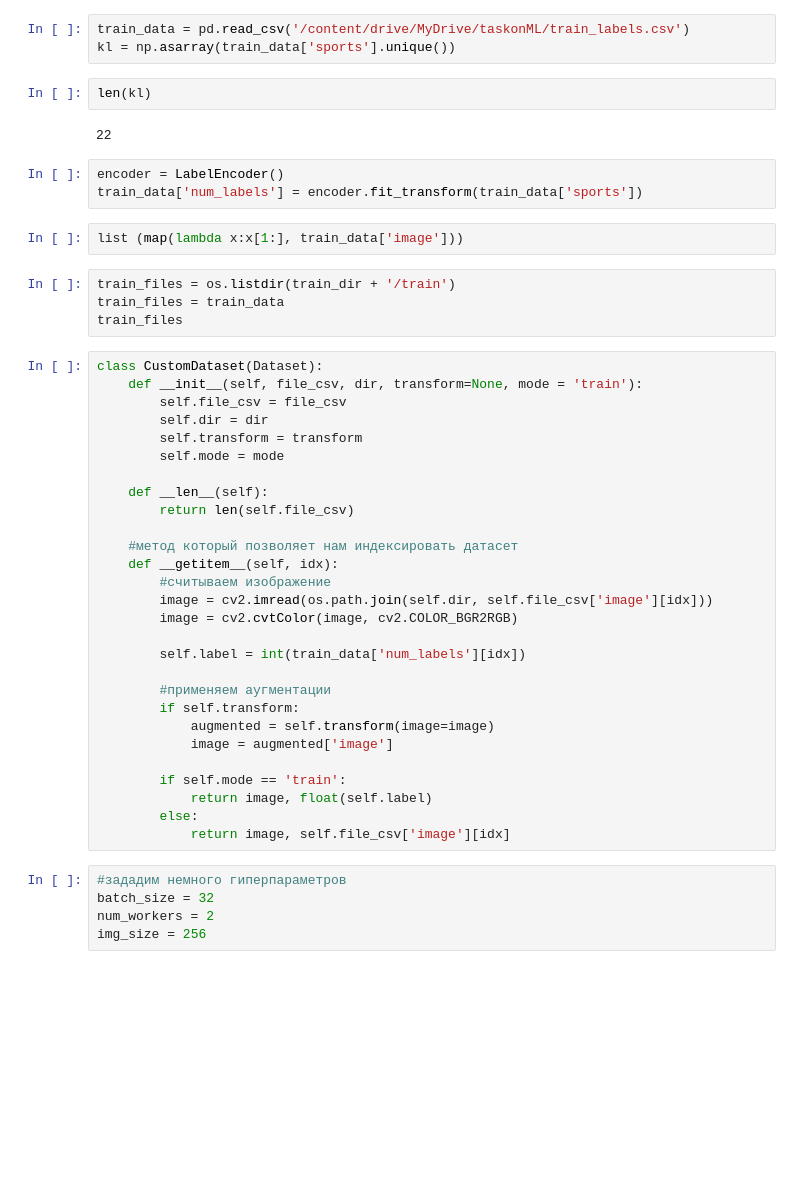
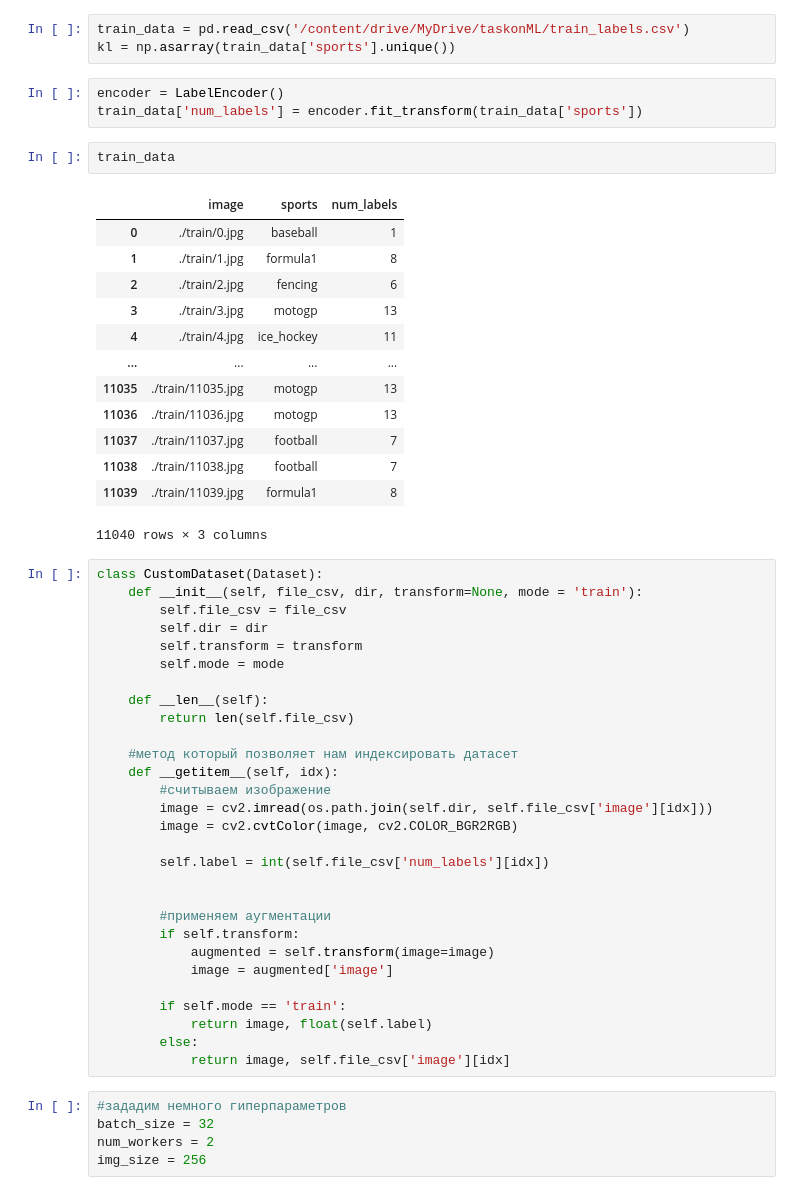
Before and after one commit to EgorOfff/Task, a Jupyter notebook: Task by Korpus.ipynb, the cells around one changed output. Saved outputs shown, nothing was run; the diff lists cells and outputs as text; blank space fills up the shorter version.

```diff
--- a/Task by Korpus.ipynb
+++ b/Task by Korpus.ipynb
@@ -75,19 +76,25 @@ test_dir = '/content/test'
 # %%
 train_data = pd.read_csv('/content/drive/MyDrive/taskonML/train_labels.csv')
 kl = np.asarray(train_data['sports'].unique())
-# %%
-len(kl)
-# %% [output]
-22
 # %%
 encoder = LabelEncoder()
 train_data['num_labels'] = encoder.fit_transform(train_data['sports'])
-# %%
-list (map(lambda x:x[1:], train_data['image']))
-# %%
-train_files = os.listdir(train_dir + '/train')
-train_files = train_data
-train_files
+# %%
+train_data
+# %% [output]
+|  | image | sports | num_labels |
+| 0 | ./train/0.jpg | baseball | 1 |
+| 1 | ./train/1.jpg | formula1 | 8 |
+| 2 | ./train/2.jpg | fencing | 6 |
+| 3 | ./train/3.jpg | motogp | 13 |
+| 4 | ./train/4.jpg | ice_hockey | 11 |
+| ... | ... | ... | ... |
+| 11035 | ./train/11035.jpg | motogp | 13 |
+| 11036 | ./train/11036.jpg | motogp | 13 |
+| 11037 | ./train/11037.jpg | football | 7 |
+| 11038 | ./train/11038.jpg | football | 7 |
+| 11039 | ./train/11039.jpg | formula1 | 8 |
+11040 rows × 3 columns
 # %%
 class CustomDataset(Dataset):
     def __init__(self, file_csv, dir, transform=None, mode = 'train'):
@@ -105,7 +112,8 @@ class CustomDataset(Dataset):
         image = cv2.imread(os.path.join(self.dir, self.file_csv['image'][idx]))
         image = cv2.cvtColor(image, cv2.COLOR_BGR2RGB)
 
-        self.label = int(train_data['num_labels'][idx])
+        self.label = int(self.file_csv['num_labels'][idx])
+
 
         #применяем аугментации
         if self.transform:
```
Also changed, not shown: parts of 19 cells of this notebook.
